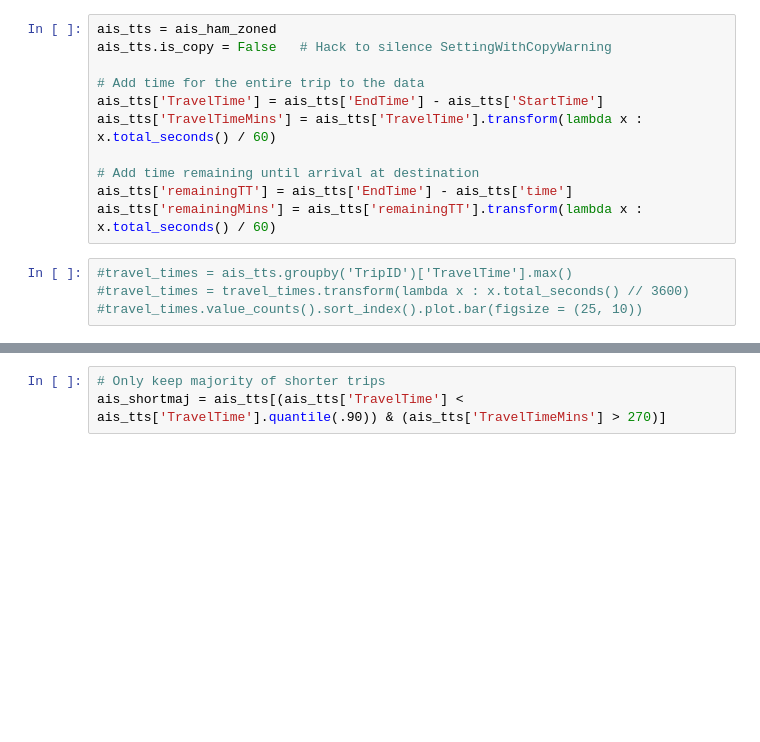
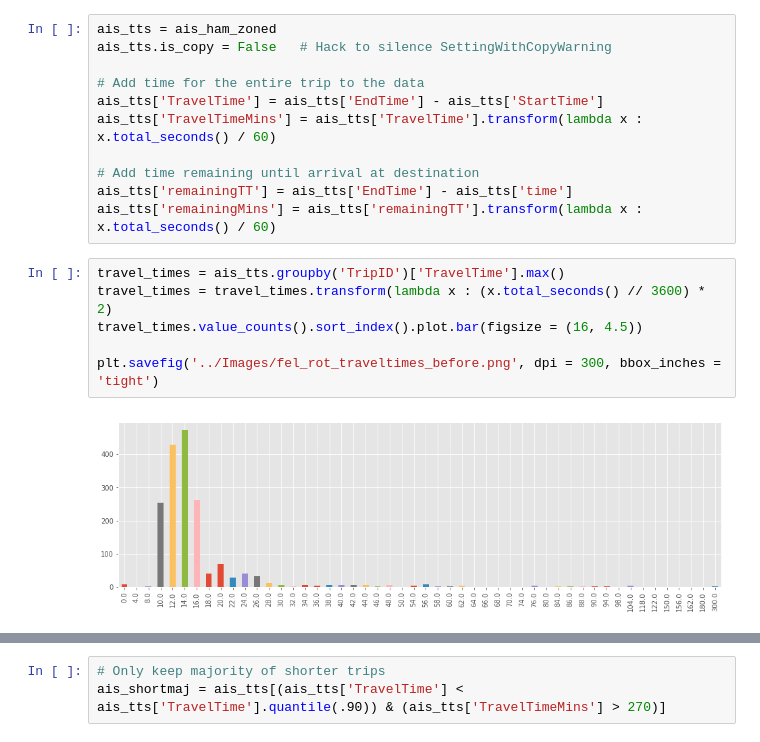
Before and after one commit to jank324/ais-predictor, a Jupyter notebook: data/filter FEL-ROT data.ipynb, the cells around one changed output, grey strips where cells are left out. Saved outputs shown, nothing was run; the diff lists cells and outputs as text; blank space fills up the shorter version.

```diff
--- a/data/filter FEL-ROT data.ipynb
+++ b/data/filter FEL-ROT data.ipynb
@@ -133,7 +133,11 @@ ais_tts['TravelTimeMins'] = ais_tts['TravelTime'].transform(lambda x : x.total_s
 ais_tts['remainingTT'] = ais_tts['EndTime'] - ais_tts['time']
 ais_tts['remainingMins'] = ais_tts['remainingTT'].transform(lambda x : x.total_seconds() / 60)
 # %%
-#travel_times = ais_tts.groupby('TripID')['TravelTime'].max()
-#travel_times = travel_times.transform(lambda x : x.total_seconds() // 3600)
-#travel_times.value_counts().sort_index().plot.bar(figsize = (25, 10))
+travel_times = ais_tts.groupby('TripID')['TravelTime'].max()
+travel_times = travel_times.transform(lambda x : (x.total_seconds() // 3600) * 2)
+travel_times.value_counts().sort_index().plot.bar(figsize = (16, 4.5))
+
+plt.savefig('../Images/fel_rot_traveltimes_before.png', dpi = 300, bbox_inches = 'tight')
+# %% [output]
+[figure, added]
 # %%
```
Also changed, not shown: parts of 1 cell of this notebook, 4 other files.
